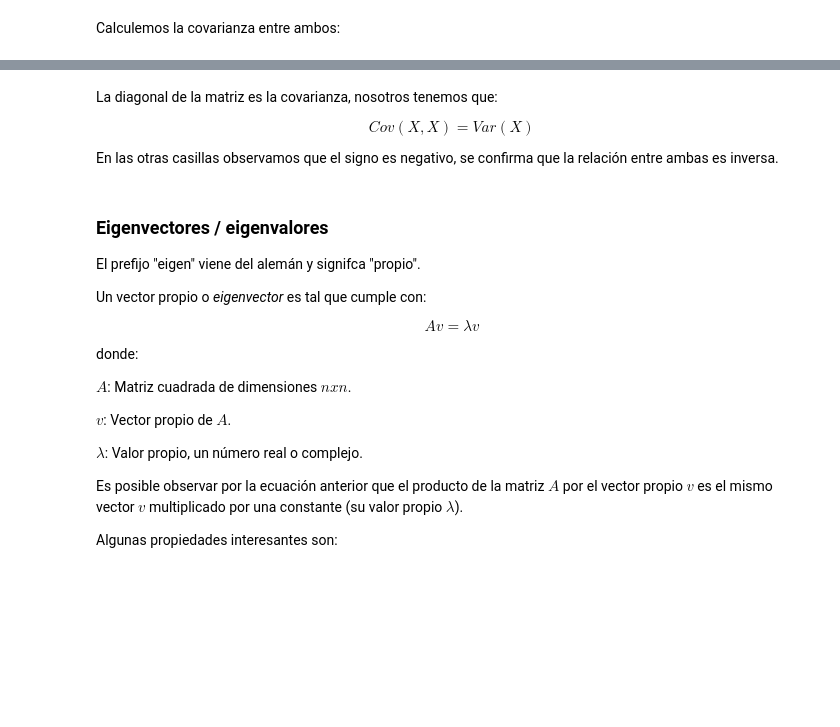
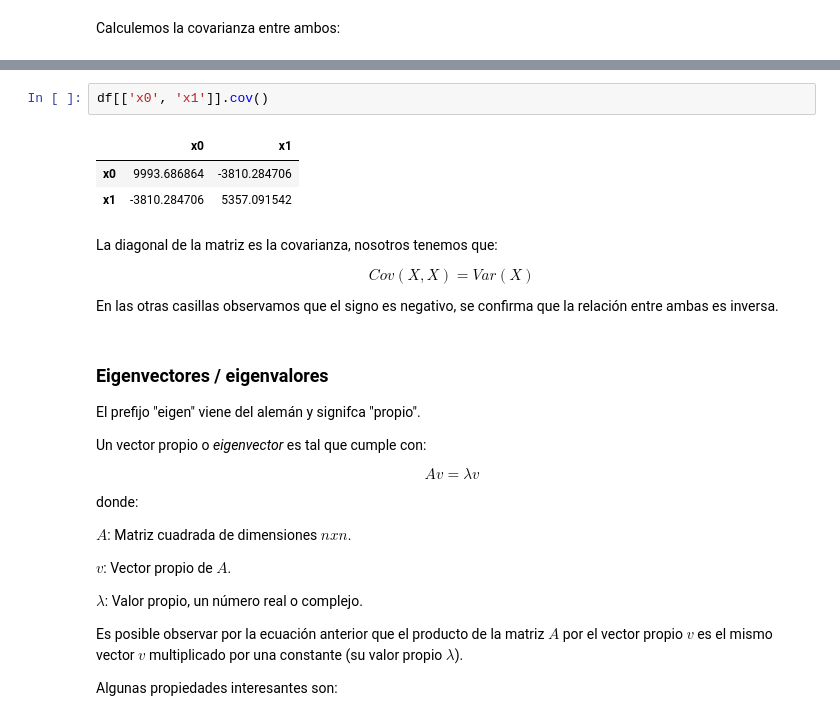
Before and after one commit to bielng/Data-Lab, a Jupyter notebook: clase_9,0_012026.ipynb, the cells around one changed output, grey strips where cells are left out. Drawn from its saved outputs; the diff is of its cells as text; blank space fills up the shorter version.

```diff
--- a/clase_9,0_012026.ipynb
+++ b/clase_9,0_012026.ipynb
@@ -103,3 +113,9 @@ Calculemos la covarianza entre ambos:
+# %%
+df[['x0', 'x1']].cov()
+# %% [output]
+|  | x0 | x1 |
+| x0 | 9993.686864 | -3810.284706 |
+| x1 | -3810.284706 | 5357.091542 |
 # %% [markdown]
 La diagonal de la matriz es la covarianza, nosotros tenemos que:
 
```
Also changed, not shown: parts of 5 cells of this notebook.
